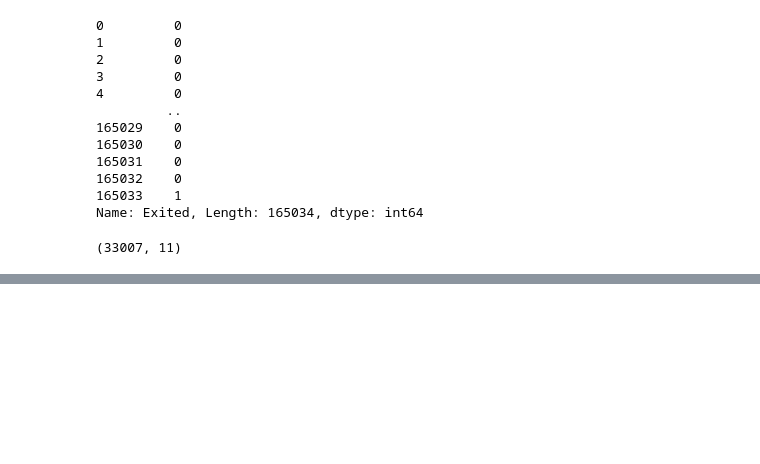
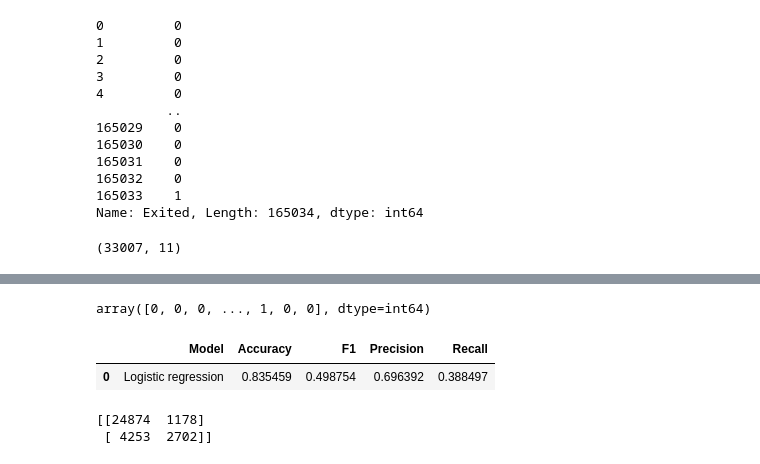
Before and after one commit to ritikbhatt20/BankChurn, a Jupyter notebook: bankchurn.ipynb, the cells around one changed output, grey strips where cells are left out. Saved outputs shown, nothing was run; the diff lists cells and outputs as text; code cells hidden in the pictures; blank space fills up the shorter version.

Commit message:
🔨Trained model on LogReg

```diff
--- a/bankchurn.ipynb
+++ b/bankchurn.ipynb
@@ -361,3 +361,9 @@ X_train, X_test, y_train, y_test = train_test_split(X, y, test_size=0.2, random_
 X_test.shape
 # %% [output]
 (33007, 11)
+# %%
+#ALternative to MinMaxScaler
+from sklearn.preprocessing import StandardScaler #it will center around 0
+scaler = StandardScaler()
+X_train= scaler.fit_transform(X_train)
+X_test= scaler.transform(X_test)
@@ -363,0 +386,9 @@ X_test.shape
+# %%
+from sklearn.linear_model import LogisticRegression
+clf = LogisticRegression(random_state=0).fit(X_train, y_train)
+# %%
+y_pred= clf.predict(X_test)
+# %%
+y_pred
+# %% [output]
+array([0, 0, 0, ..., 1, 0, 0], dtype=int64)
@@ -363,0 +397,18 @@ X_test.shape
+# %%
+acc=accuracy_score(y_test,y_pred)
+f1=f1_score(y_test,y_pred)
+prec=precision_score(y_test,y_pred)
+rec=recall_score(y_test,y_pred)
+# %%
+results=pd.DataFrame([['Logistic regression',acc,f1,prec,rec]],columns=['Model','Accuracy','F1','Precision','Recall'])
+results
+# %% [output]
+|  | Model | Accuracy | F1 | Precision | Recall |
+| 0 | Logistic regression | 0.835459 | 0.498754 | 0.696392 | 0.388497 |
+# %%
+print(confusion_matrix(y_test,y_pred))
+#TP FN
+#FP TN
+# %% [output]
+[[24874  1178]
+ [ 4253  2702]]
```
Also changed, not shown: parts of 2 cells of this notebook.
